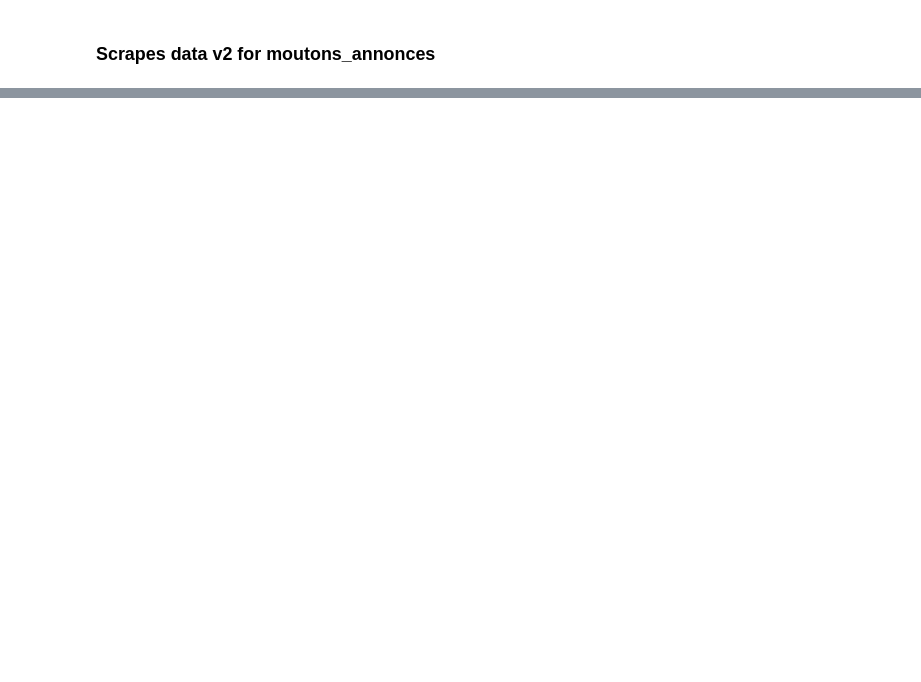
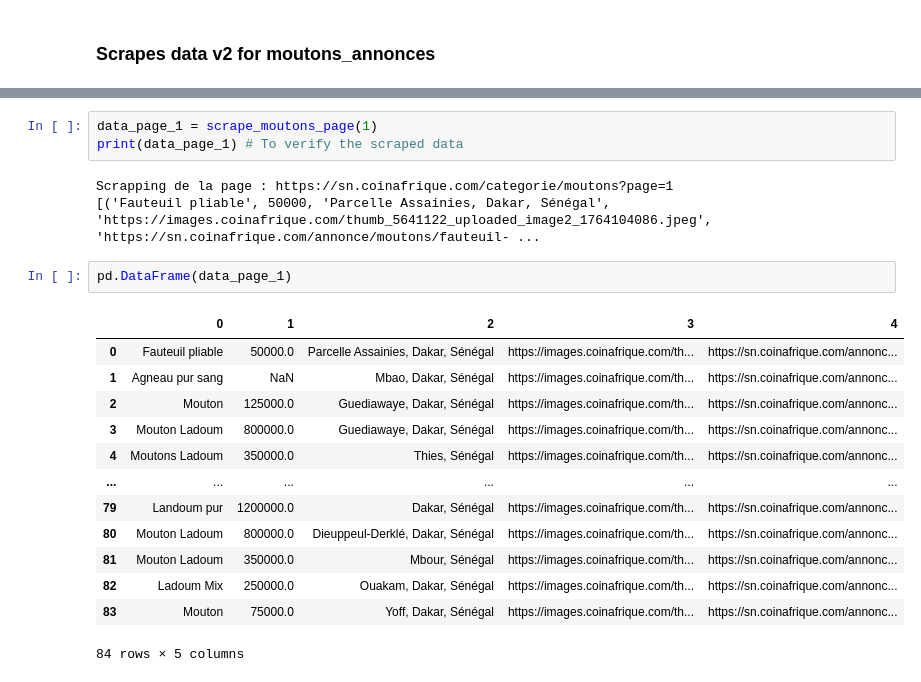
Before and after one commit to lekoundanmgedeon/dc-final-project, a Jupyter notebook: scraping/scrapping.ipynb, the cells around one changed output, grey strips where cells are left out. Cells and saved outputs as stored; diff of their text form; blank space fills up the shorter version.

```diff
--- a/scraping/scrapping.ipynb
+++ b/scraping/scrapping.ipynb
@@ -364,5 +361,27 @@ def scrape_moutons_page(page_number):
             continue
 
     return data
+# %%
+data_page_1 = scrape_moutons_page(1)
+print(data_page_1) # To verify the scraped data
+# %% [output]
+Scrapping de la page : https://sn.coinafrique.com/categorie/moutons?page=1
+[('Fauteuil pliable', 50000, 'Parcelle Assainies, Dakar, Sénégal', 'https://images.coinafrique.com/thumb_5641122_uploaded_image2_1764104086.jpeg', 'https://sn.coinafrique.com/annonce/moutons/fauteuil- ...
+# %%
+pd.DataFrame(data_page_1)
+# %% [output]
+|  | 0 | 1 | 2 | 3 | 4 |
+| 0 | Fauteuil pliable | 50000.0 | Parcelle Assainies, Dakar, Sénégal | https://images.coinafrique.com/th... | https://sn.coinafrique.com/annonc... |
+| 1 | Agneau pur sang | NaN | Mbao, Dakar, Sénégal | https://images.coinafrique.com/th... | https://sn.coinafrique.com/annonc... |
+| 2 | Mouton | 125000.0 | Guediawaye, Dakar, Sénégal | https://images.coinafrique.com/th... | https://sn.coinafrique.com/annonc... |
+| 3 | Mouton Ladoum | 800000.0 | Guediawaye, Dakar, Sénégal | https://images.coinafrique.com/th... | https://sn.coinafrique.com/annonc... |
+| 4 | Moutons Ladoum | 350000.0 | Thies, Sénégal | https://images.coinafrique.com/th... | https://sn.coinafrique.com/annonc... |
+| ... | ... | ... | ... | ... | ... |
+| 79 | Landoum pur | 1200000.0 | Dakar, Sénégal | https://images.coinafrique.com/th... | https://sn.coinafrique.com/annonc... |
+| 80 | Mouton Ladoum | 800000.0 | Dieuppeul-Derklé, Dakar, Sénégal | https://images.coinafrique.com/th... | https://sn.coinafrique.com/annonc... |
+| 81 | Mouton Ladoum | 350000.0 | Mbour, Sénégal | https://images.coinafrique.com/th... | https://sn.coinafrique.com/annonc... |
+| 82 | Ladoum Mix | 250000.0 | Ouakam, Dakar, Sénégal | https://images.coinafrique.com/th... | https://sn.coinafrique.com/annonc... |
+| 83 | Mouton | 75000.0 | Yoff, Dakar, Sénégal | https://images.coinafrique.com/th... | https://sn.coinafrique.com/annonc... |
+84 rows × 5 columns
 # %%
 
```
Also changed, not shown: parts of 51 cells of this notebook, 8 other files.
